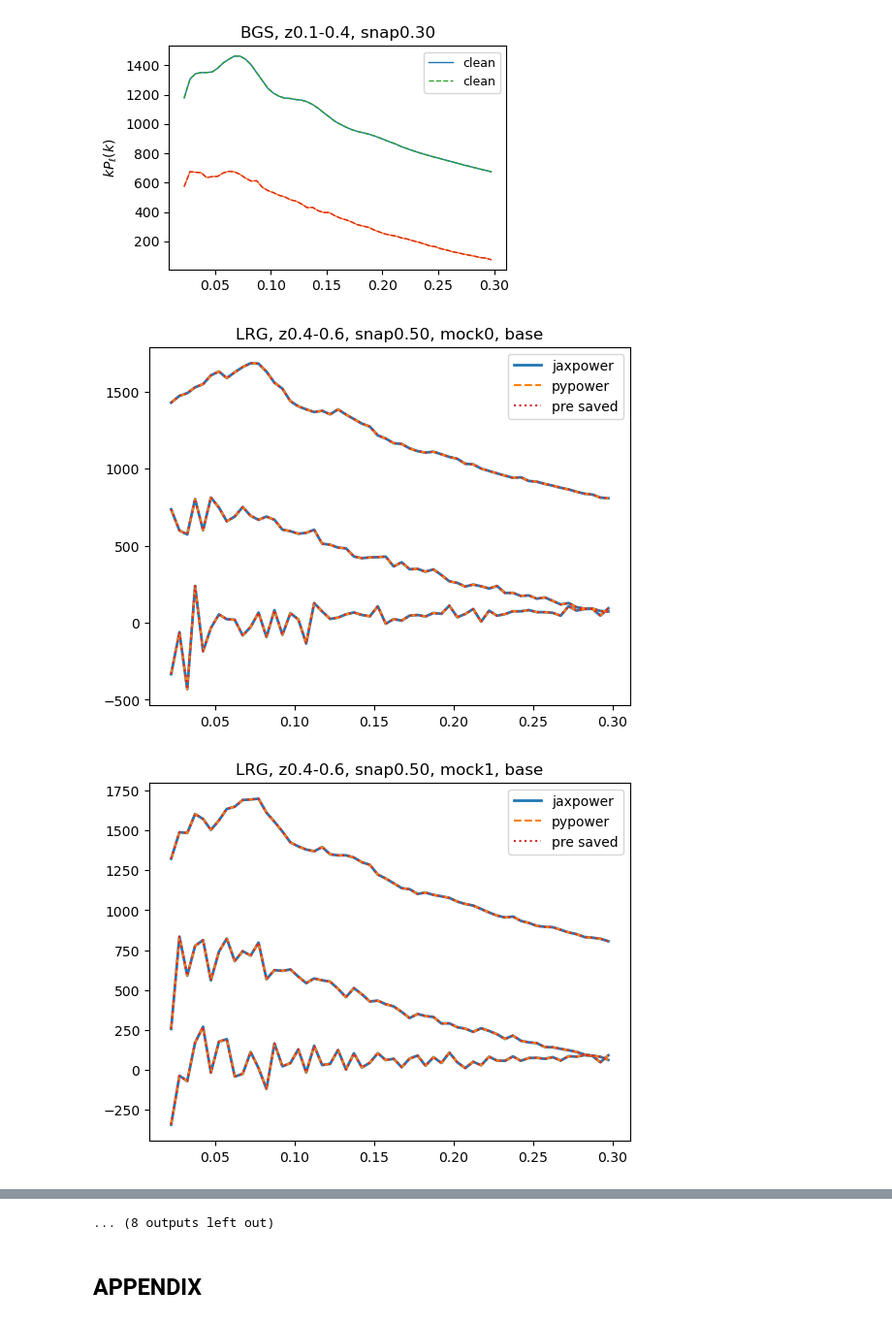
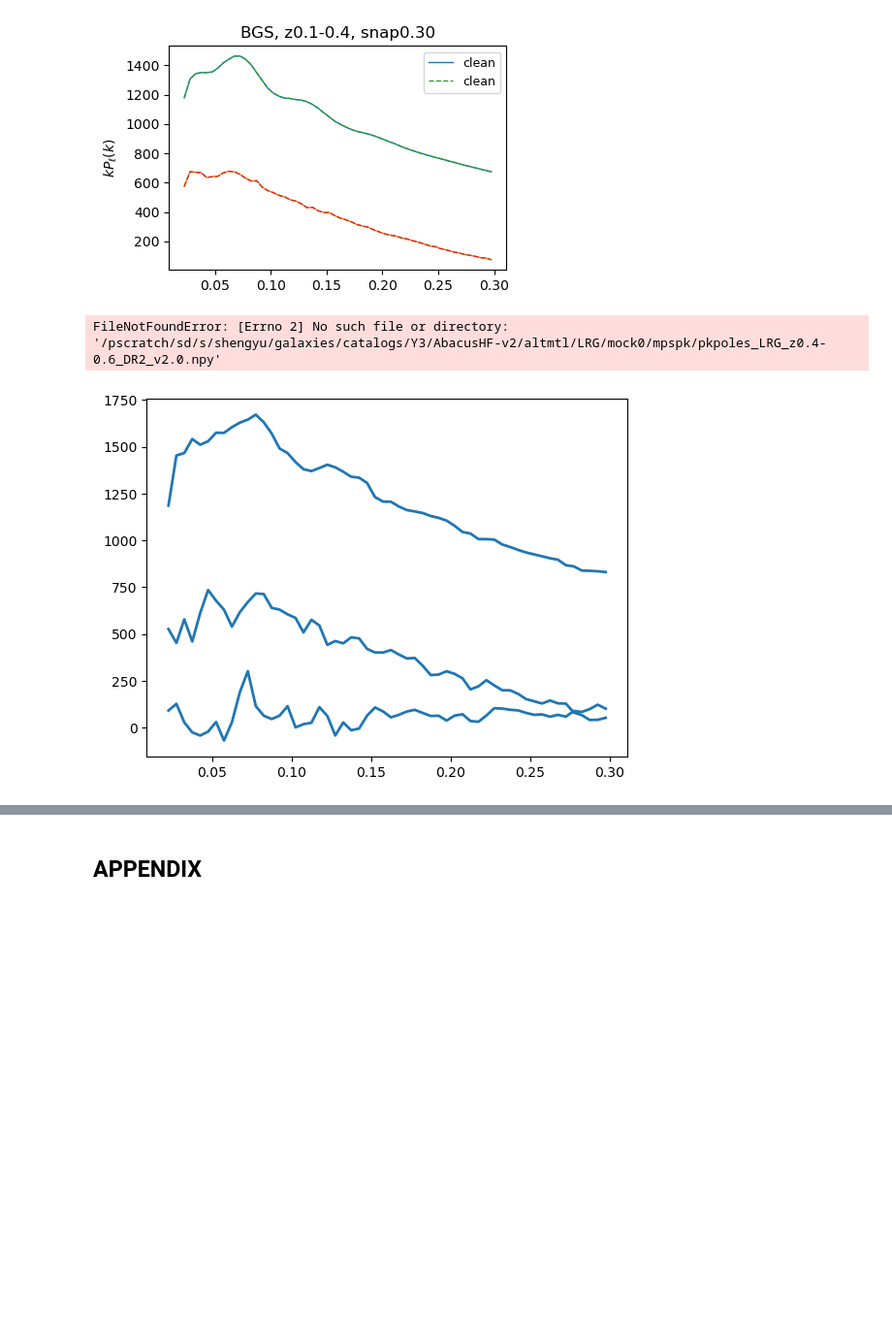
Before and after one commit to ShengyuHE/desi_y3_redshift_errors, a Jupyter notebook: main/clustering/notebooks/plot_2pt.ipynb, the cells around one changed output, grey strips where cells are left out. Shown at 97% size. Saved outputs shown, nothing was run; the diff lists cells and outputs as text; code cells hidden in the pictures; blank space fills up the shorter version.

```diff
--- a/main/clustering/notebooks/plot_2pt.ipynb
+++ b/main/clustering/notebooks/plot_2pt.ipynb
@@ -51,7 +51,7 @@ The autoreload extension is already loaded. To reload it, use:
 corrs = ['mesh2'] # xi, pk, mpslog, wplog, mesh2
 domain = 'altmtl' # cubic, altmtl
 version = 'AbacusHF-v2'
-tracers = ['BGS', 'LRG', 'ELG', 'QSO'][1:2]
+tracers = ['BGS', 'LRG', 'ELG', 'QSO'][1:3]
 zerrs =  ['False', 'repeat', 'repeat_zevol', 'verr_empirical', 'verr_nonparam', 'verr_nonparam_zevol']
 # zerrs =  ['False', 'verr_nonparam', 'verr_nonparam_zevol'][:1]
 
@@ -72,7 +72,7 @@ for corr in corrs:
                 s_all = []
                 tps_all = []
                 use_dv, z_evol = _parse_zerr_name(zerr)
-                for mock_id in range(25)[:3]:
+                for mock_id in range(25)[:]:
                     data_arges = {'version':version, 'domain':domain, 'tracer':tracer, 'zsnap': zsnap, 'zrange':zrange, 'mock_id': mock_id, "use_dv": use_dv, "z_evol": z_evol}
                     if 'mesh' in corr: data_arges.update(use_jax=True)
                     # data_arges.update(region=region)
@@ -120,7 +120,7 @@ for corr in corrs:
                         # continue
                         # err = np.sqrt(tps_std_fid**2 + clean_std[ell]**2)
                         err = tps_std_clean
-                        ax.plot(s, (tps_mean[ill]-tps_mean_clean[ill])/err[ill], lw=1, color=colors[indv])
+                        ax.plot(s, (tps_mean[ill]-tps_mean_clean[ill])/err[ill], lw=1, color=colors[indv], ls=lss[indv])
                         # ax.plot(s, s*(tps_mean[ill]-tps_mean_clean[ill]), lw=1, color=colors[indv])
                         for value in [-2,2]:
                             ax.axhline(y=value, ls = ':', color='black', lw=1.5)
@@ -570,35 +541,35 @@ for i in range(20):
     zsnap = ZSNAPS[tracer][indz]
     zrange = ZRANGES[tracer][indz]
     for mock_id in range(25)[i:i+1]:
         corr = 'mesh2'
         data_arges = {'version':version, 'domain':domain, 'tracer':tracer, 'zsnap': zsnap, 'zrange':zrange, 'mock_id': mock_id, "use_dv": zerr}
         if corr in ['mesh2']: data_arges.update(use_jax=True)
         fn = get_measurement_fn(**data_arges)
         setup_logging(level = 'warning')
-        (s, tps), _ = read_measurement_from_fn(fn, corr, bin_type='y3_sys')
+        (s, tps), _ = read_data_from_fn(fn, corr, bin_type='y3_sys')
         plt.plot(s, s*tps[0], color = 'C0', ls = '-', lw=2, label = 'jaxpower')
         plt.plot(s, s*tps[1], color = 'C0', ls = '-', lw=2)
         plt.plot(s, s*tps[2], color = 'C0', ls = '-', lw=2)
 
         corr = 'pk'
         data_arges = {'version':version, 'domain':domain, 'tracer':tracer, 'zsnap': zsnap, 'zrange':zrange, 'mock_id': mock_id, "use_dv": zerr}
         fn = get_measurement_fn(**data_arges)
         setup_logging(level = 'warning')
-        (s, tps), _ = read_measurement_from_fn(fn, corr, bin_type='y3_sys')
+        (s, tps), _ = read_data_from_fn(fn, corr, bin_type='y3_sys')
         plt.plot(s, s*tps[0], color = 'C1', ls = '--', lw=1.5, label = 'pypower')
         plt.plot(s, s*tps[1], color = 'C1', ls = '--', lw=1.5)
         plt.plot(s, s*tps[2], color = 'C1', ls = '--', lw=1.5)
 
         corr = 'mesh2'
         if tracer == 'BGS': tracer = 'BGS-21.35'
         fn = f'/global/cfs/cdirs/desi/science/gqc/y3_fits/mockchallenge_abacushf/measurements/v2/mesh2_spectrum_poles_{tracer}_z{zrange[0]:.1f}-{zrange[1]:.1f}_c000_base_losz_{mock_id}.h5'
-        (s, tps), _ = read_measurement_from_fn(fn, corr, bin_type='y3_sys')
+        (s, tps), _ = read_data_from_fn(fn, corr, bin_type='y3_sys')
         plt.plot(s, s*tps[0], color = 'C3', ls = ':', lw=1.5, label = 'pre saved')
         plt.plot(s, s*tps[1], color = 'C3', ls = ':', lw=1.5)
         plt.plot(s, s*tps[2], color = 'C3', ls = ':', lw=1.5)
         plt.legend()
         plt.title(f'{tracer}, z{zrange[0]:.1f}-{zrange[1]:.1f}, snap{zsnap:.2f}, mock{mock_id}, base')
         plt.show()
 # %% [output]
+FileNotFoundError: [Errno 2] No such file or directory: '/pscratch/sd/s/shengyu/galaxies/catalogs/Y3/AbacusHF-v2/altmtl/LRG/mock0/mpspk/pkpoles_LRG_z0.4-0.6_DR2_v2.0.npy'
-[figure, old version]
+[figure, new version]
-[figure, removed]
@@ -615,4 +576,3 @@ for i in range(20):
-... (8 outputs left out)
 # %% [markdown]
 ## APPENDIX
 # %%
```
Also changed, not shown: parts of 3 cells of this notebook, 4 other files.
